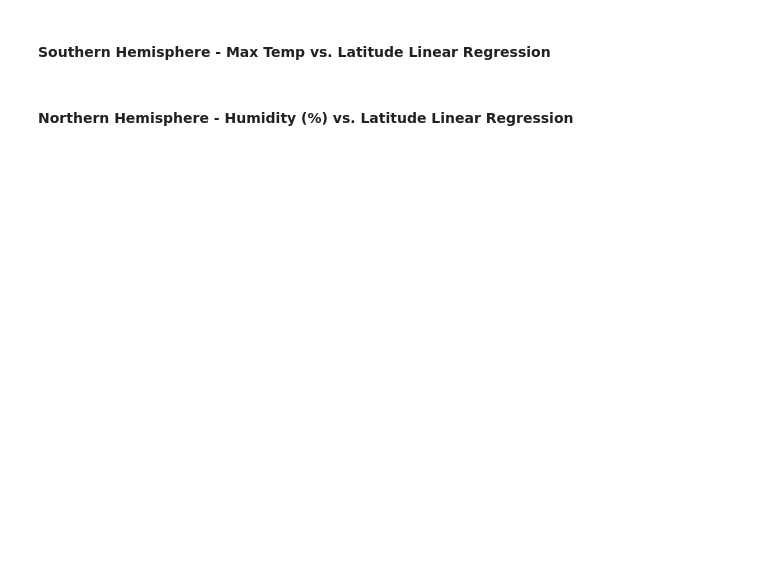
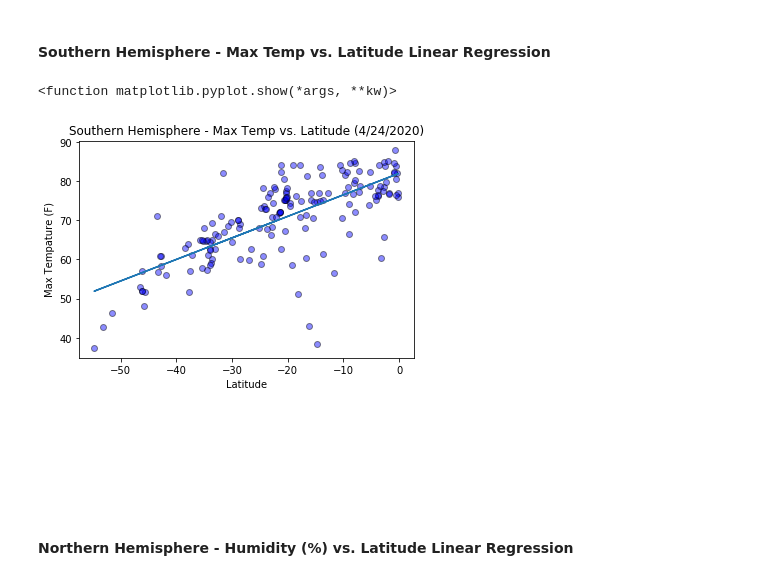
Before and after one commit to JPHebert32/python-api-challenge, a Jupyter notebook: WeatherPY/WeatherPY.ipynb, the cells around one changed output. Saved outputs shown, nothing was run; the diff lists cells and outputs as text; code cells hidden in the pictures; blank space fills up the shorter version.

```diff
--- a/WeatherPY/WeatherPY.ipynb
+++ b/WeatherPY/WeatherPY.ipynb
@@ -240,4 +269,14 @@ plt.show()
 # %% [markdown]
 ####  Southern Hemisphere - Max Temp vs. Latitude Linear Regression
+# %%
+linear_regression(S_Lat,S_Max_Temp)
+plt.title("Southern Hemisphere - Max Temp vs. Latitude (4/24/20)")
+plt.ylabel("Max Tempature (F)")
+
+#SHOW
+plt.show
+# %% [output]
+<function matplotlib.pyplot.show(*args, **kw)>
+[figure, added]
 # %% [markdown]
 ####  Northern Hemisphere - Humidity (%) vs. Latitude Linear Regression
```
Also changed, not shown: parts of 22 cells of this notebook.
